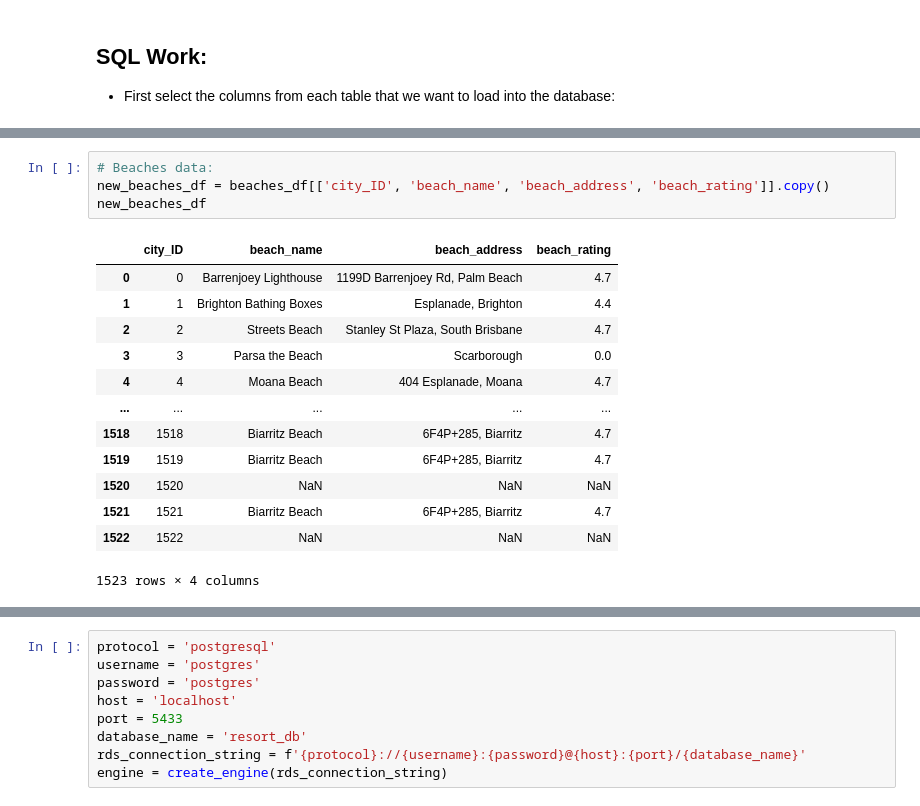
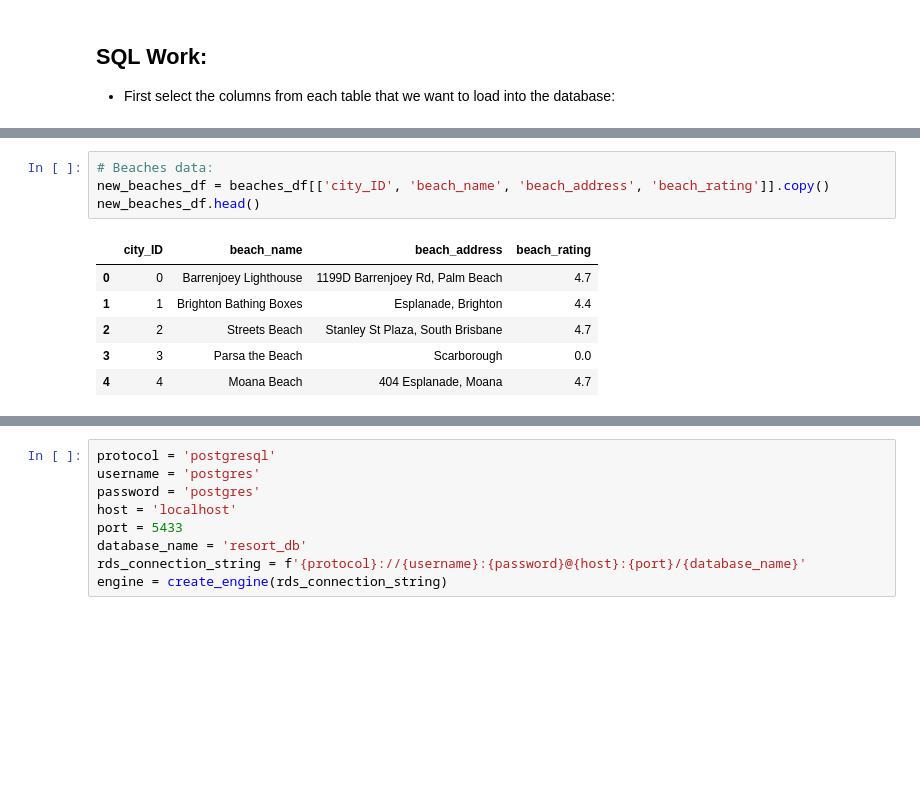
Before and after one commit to zwcrowley/Project_2_ETL_KPflugi_ZCrowley, a Jupyter notebook: zack_api_etl_proj2.ipynb, the cells around one changed output, grey strips where cells are left out. Saved outputs shown, nothing was run; the diff lists cells and outputs as text; blank space fills up the shorter version.

```diff
--- a/zack_api_etl_proj2.ipynb
+++ b/zack_api_etl_proj2.ipynb
@@ -586,21 +574,14 @@ new_airport_df
 # %%
 # Beaches data:
 new_beaches_df = beaches_df[['city_ID', 'beach_name', 'beach_address', 'beach_rating']].copy()
-new_beaches_df
+new_beaches_df.head()
 # %% [output]
 |  | city_ID | beach_name | beach_address | beach_rating |
 | 0 | 0 | Barrenjoey Lighthouse | 1199D Barrenjoey Rd, Palm Beach | 4.7 |
 | 1 | 1 | Brighton Bathing Boxes | Esplanade, Brighton | 4.4 |
 | 2 | 2 | Streets Beach | Stanley St Plaza, South Brisbane | 4.7 |
 | 3 | 3 | Parsa the Beach | Scarborough | 0.0 |
 | 4 | 4 | Moana Beach | 404 Esplanade, Moana | 4.7 |
-| ... | ... | ... | ... | ... |
-| 1518 | 1518 | Biarritz Beach | 6F4P+285, Biarritz | 4.7 |
-| 1519 | 1519 | Biarritz Beach | 6F4P+285, Biarritz | 4.7 |
-| 1520 | 1520 | NaN | NaN | NaN |
-| 1521 | 1521 | Biarritz Beach | 6F4P+285, Biarritz | 4.7 |
-| 1522 | 1522 | NaN | NaN | NaN |
-1523 rows × 4 columns
 # %%
 # Weather data:
 new_weather_df = weather_df[['city_ID', 'Min Temp', 'Max Temp', 'Humidity', 'Cloudiness']].copy()
```
Also changed, not shown: parts of 12 cells of this notebook, 1 other file.
